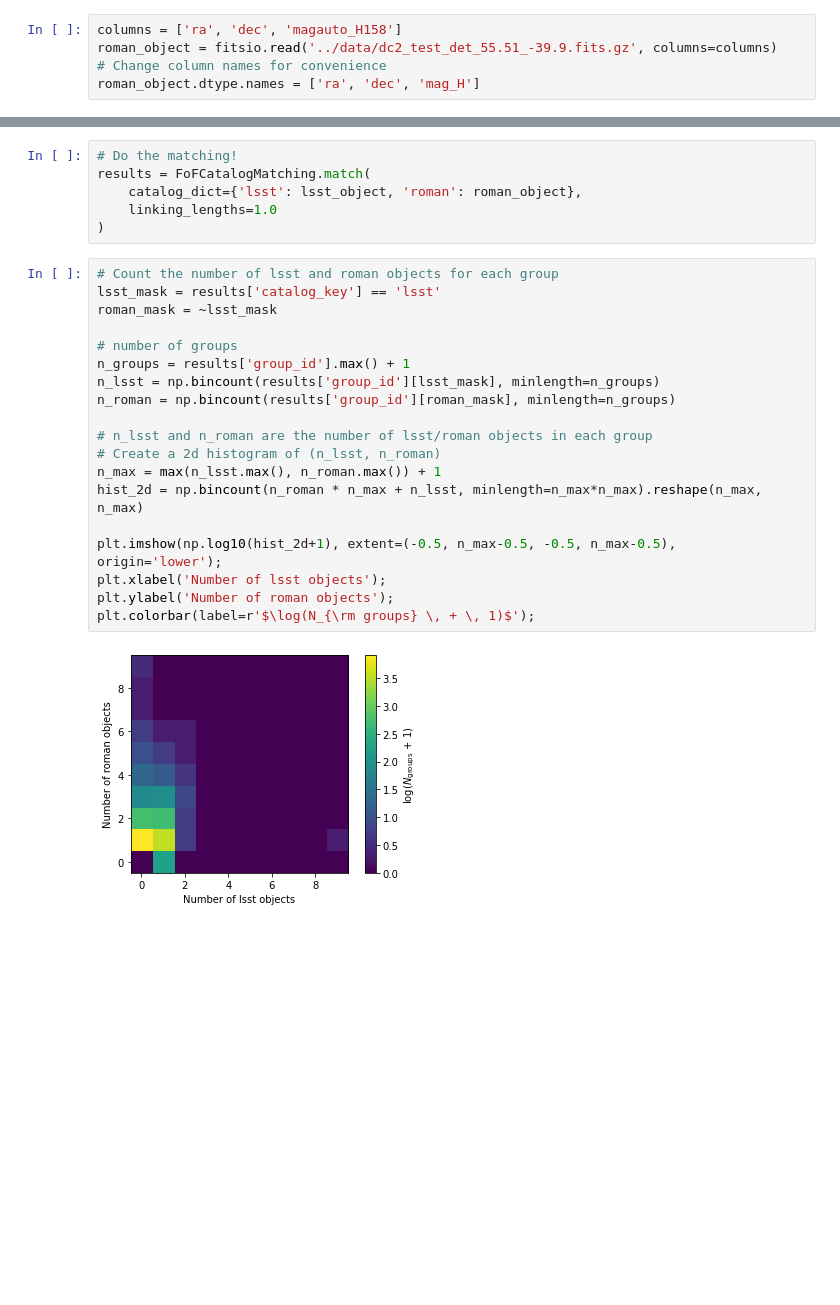
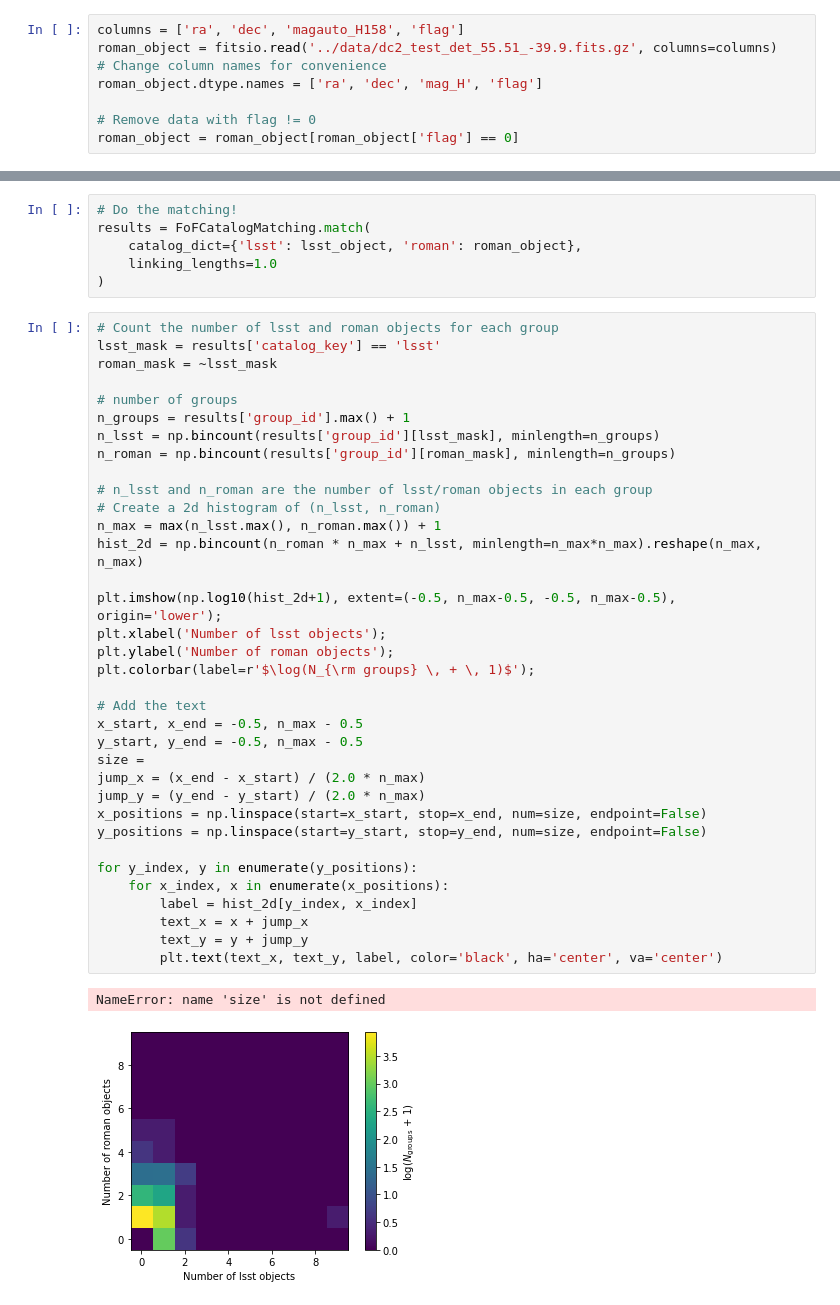
Before and after one commit to LSSTDESC/dc2-roman, a Jupyter notebook: notebooks/LsstRoman.ipynb, the cells around one changed output, grey strips where cells are left out. Drawn from its saved outputs; the diff is of its cells as text; blank space fills up the shorter version.

Commit message:
Add flag in the roman detection catalog

```diff
--- a/notebooks/LsstRoman.ipynb
+++ b/notebooks/LsstRoman.ipynb
@@ -15,10 +15,13 @@ from astropy.coordinates import SkyCoord
 # %% [markdown]
 # Load Roman Detection Catalog
 # %%
-columns = ['ra', 'dec', 'magauto_H158']
+columns = ['ra', 'dec', 'magauto_H158', 'flag']
 roman_object = fitsio.read('../data/dc2_test_det_55.51_-39.9.fits.gz', columns=columns)
 # Change column names for convenience
-roman_object.dtype.names = ['ra', 'dec', 'mag_H']
+roman_object.dtype.names = ['ra', 'dec', 'mag_H', 'flag']
+
+# Remove data with flag != 0
+roman_object = roman_object[roman_object['flag'] == 0]
 # %%
 # Plot Roman detection area
 min_ra, max_ra = np.min(roman_object['ra']), np.max(roman_object['ra'])
@@ -111,21 +114,38 @@ results = FoFCatalogMatching.match(
 # %%
 # Count the number of lsst and roman objects for each group
 lsst_mask = results['catalog_key'] == 'lsst'
 roman_mask = ~lsst_mask
 
 # number of groups
 n_groups = results['group_id'].max() + 1
 n_lsst = np.bincount(results['group_id'][lsst_mask], minlength=n_groups)
 n_roman = np.bincount(results['group_id'][roman_mask], minlength=n_groups)
 
 # n_lsst and n_roman are the number of lsst/roman objects in each group
 # Create a 2d histogram of (n_lsst, n_roman)
 n_max = max(n_lsst.max(), n_roman.max()) + 1
 hist_2d = np.bincount(n_roman * n_max + n_lsst, minlength=n_max*n_max).reshape(n_max, n_max)
 
 plt.imshow(np.log10(hist_2d+1), extent=(-0.5, n_max-0.5, -0.5, n_max-0.5), origin='lower');
 plt.xlabel('Number of lsst objects');
 plt.ylabel('Number of roman objects');
 plt.colorbar(label=r'$\log(N_{\rm groups} \, + \, 1)$');
+
+# Add the text
+x_start, x_end = -0.5, n_max - 0.5
+y_start, y_end = -0.5, n_max - 0.5
+size =
+jump_x = (x_end - x_start) / (2.0 * n_max)
+jump_y = (y_end - y_start) / (2.0 * n_max)
+x_positions = np.linspace(start=x_start, stop=x_end, num=size, endpoint=False)
+y_positions = np.linspace(start=y_start, stop=y_end, num=size, endpoint=False)
+
+for y_index, y in enumerate(y_positions):
+    for x_index, x in enumerate(x_positions):
+        label = hist_2d[y_index, x_index]
+        text_x = x + jump_x
+        text_y = y + jump_y
+        plt.text(text_x, text_y, label, color='black', ha='center', va='center')
 # %% [output]
+NameError: name 'size' is not defined
-[figure, old version]
+[figure, new version]
```
Also changed, not shown: parts of 2 cells of this notebook.
